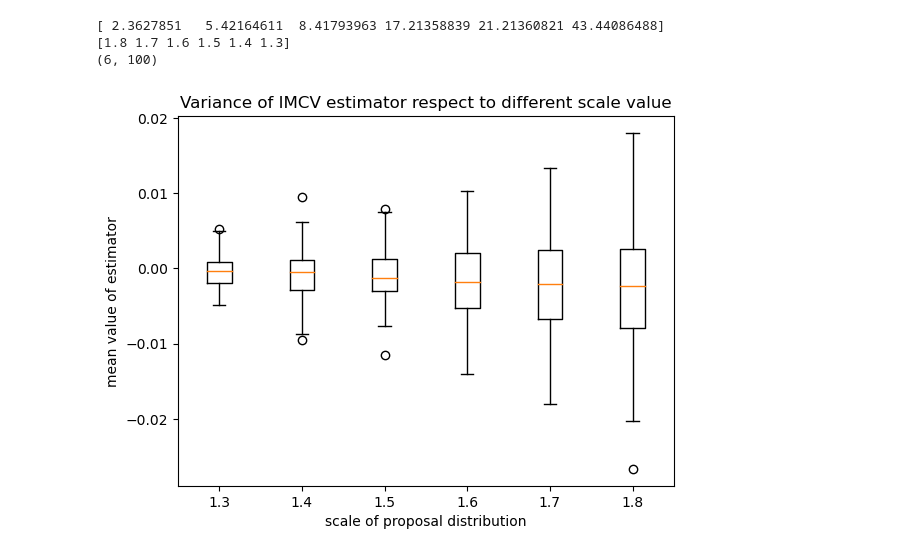
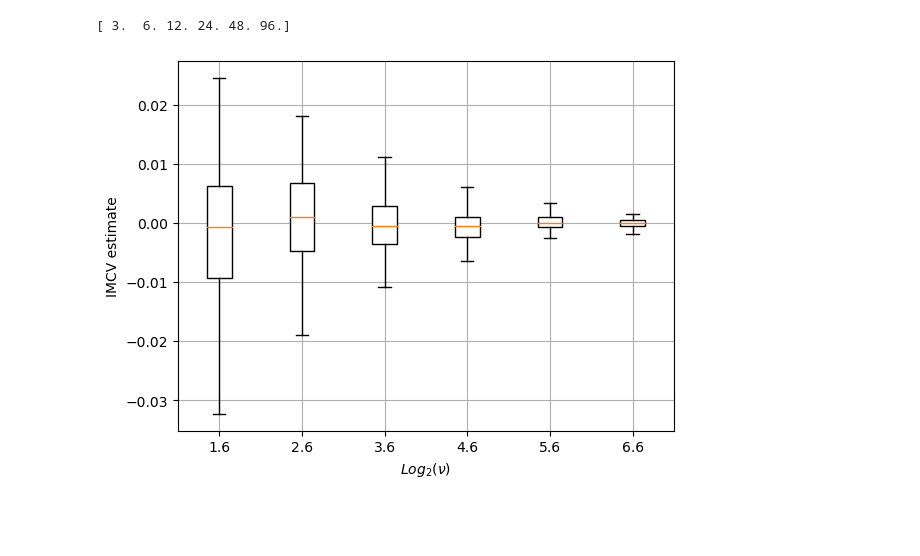
Before and after one commit to cliusir123/VRforIM, a Jupyter notebook: simulation.ipynb, the cells around one changed output. Cells and saved outputs as stored; diff of their text form; code cells hidden in the pictures; blank space fills up the shorter version.

```diff
--- a/simulation.ipynb
+++ b/simulation.ipynb
@@ -213,3 +166,15 @@ p_scale = np.array([p_scale])
+# %%
+epoch = 100
+Itr = 6000
+N = 5000
+step = 6
+
+distribution1 = "normal"
+distribution2 = "student_t"
+
+p_mean = 0
+t_p = 1
+p_p = 3
 # %%
 imhcv_means = np.zeros((step,epoch))
 cmc_means = np.zeros((step, epoch))
@@ -218,22 +183,22 @@ varlist = np.zeros(step)
 p_list = np.zeros(step)
 for k in range(step):
     print(k,"th data")
-    p_list[k] = p_scale
+    p_list[k] = p_p
     for i in range(epoch):
-        IMH = IndMH(distribution1, distribution1, Itr, d, df, 10+i)
-        IMH.set_distribution_parameters(t_mean,t_scale,p_mean,p_scale)
+        IMH = IndMH(distribution1, distribution2, Itr)
+        IMH.set_distribution_parameters(t_p, p_p)
         IMH.init_state()
-        x,y,acc,isacc = IMH.IMH()
-        est = Simulation_Est(5000)
+        x,y,acc = IMH.IMH()
+        est = Simulation_Est(N)
         est.sample_loader(x,y,acc,p_mean)
         imcv = est.IMCV()
-        cmcdata = nr.normal(t_mean, t_scale, N)
-        imhcv_means[k,i] = imcv[0]
+        cmcdata = nr.normal(loc = 0, scale = 1, size = N)
+        imhcv_means[k,i] = imcv
         cmc_means[k,i] = cmcdata.mean()
         if (i+1) % 10 == 0:
             print(i+1,"th epoch")
     vrfc[k] = cmc_means[k].var()/imhcv_means[k].var()
     varlist[k] = imhcv_means[k].var()
-    p_scale = p_scale - 0.1
+    p_p = p_p * 2
 # %% [output]
 0 th data
@@ -256,16 +224,12 @@ for k in range(step):
 # %%
-print(vrfc)
-label = [str(np.around(p_list[i],2)) for i in range(step)]
-label = label[::-1]
 print(p_list)
-print(imhcv_means.shape)
-plt.boxplot(imhcv_means[::-1,:].T, labels=label, widths=0.3)
-plt.title('Variance of IMCV estimator respect to different scale value')
-plt.xlabel('scale of proposal distribution')
-plt.ylabel('mean value of estimator')
+label = [str(np.around(np.log2(p_list[i]),1)) for i in range(step)]
+label = label
+plt.boxplot(imhcv_means.T, labels=label, widths=0.3, patch_artist=True, boxprops=dict(facecolor='white'), showfliers=False)
+plt.grid(True)
+plt.xlabel(r'$Log_2(\nu)$')
+plt.ylabel('IMCV estimate')
 plt.show()
 # %% [output]
-[ 2.3627851   5.42164611  8.41793963 17.21358839 21.21360821 43.44086488]
-[1.8 1.7 1.6 1.5 1.4 1.3]
-(6, 100)
+[ 3.  6. 12. 24. 48. 96.]
-[figure, old version]
+[figure, new version]
```
Also changed, not shown: parts of 13 cells of this notebook, 39 other files.
